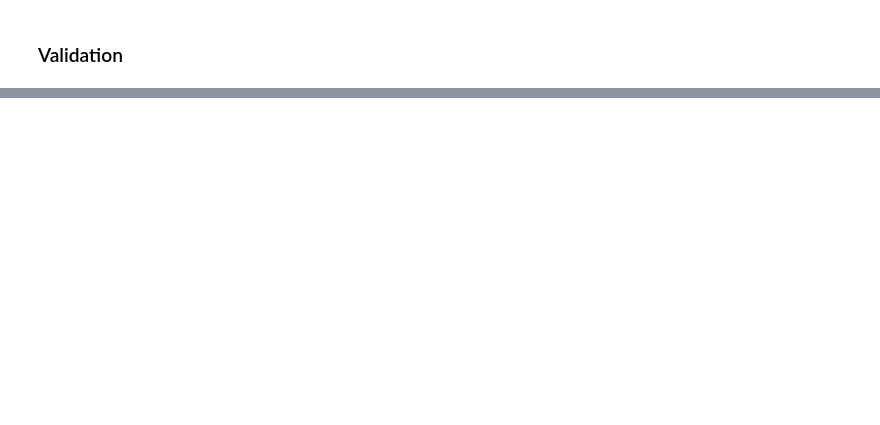
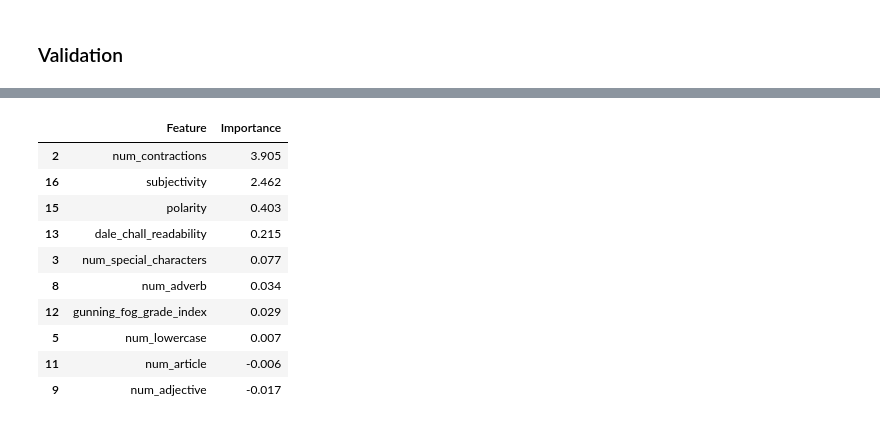
Before and after one commit to ddanelynn/CS4248_unreliable_news, a Jupyter notebook: custom_feature_model.ipynb, the cells around one changed output, grey strips where cells are left out. Cells and saved outputs as stored; diff of their text form; code cells hidden in the pictures; blank space fills up the shorter version.

Commit message:
add importance metrics

```diff
--- a/custom_feature_model.ipynb
+++ b/custom_feature_model.ipynb
@@ -400,0 +401,16 @@ plt.show()
+# %%
+importance = pd.DataFrame({'Feature':X_train.columns,'Importance':np.round(logreg.coef_[0], 3)})
+importance = importance.sort_values('Importance',ascending=False)
+importance.head(10)
+# %% [output]
+|  | Feature | Importance |
+| 2 | num_contractions | 3.905 |
+| 16 | subjectivity | 2.462 |
+| 15 | polarity | 0.403 |
+| 13 | dale_chall_readability | 0.215 |
+| 3 | num_special_characters | 0.077 |
+| 8 | num_adverb | 0.034 |
+| 12 | gunning_fog_grade_index | 0.029 |
+| 5 | num_lowercase | 0.007 |
+| 11 | num_article | -0.006 |
+| 9 | num_adjective | -0.017 |
```
Also changed, not shown: parts of 9 cells of this notebook.
